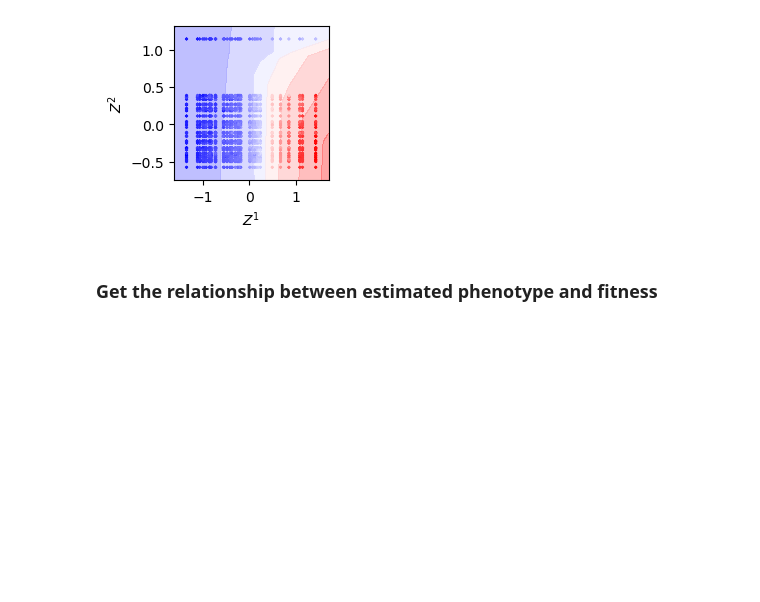
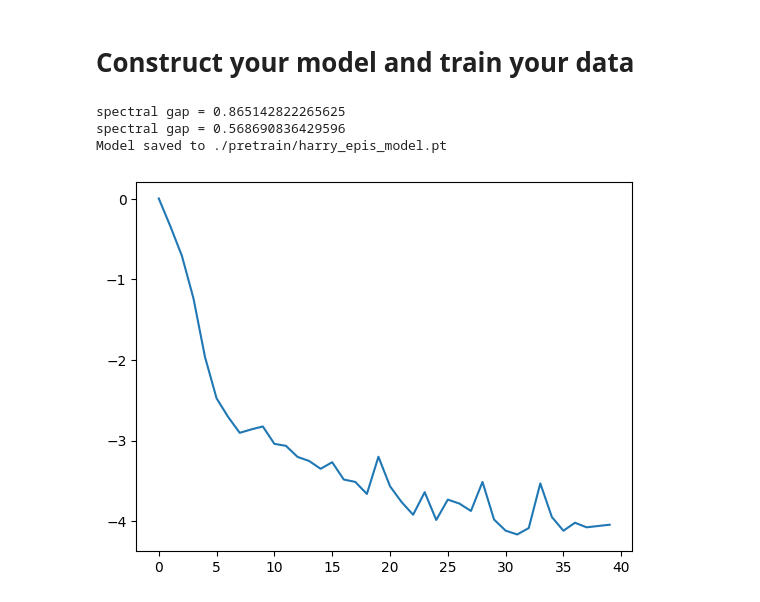
Before and after one commit to LBiophyEvo/D-LIM-model, a Jupyter notebook: docs/tutorials/tutorial_0_plot_landscape.ipynb, the cells around one changed output. Saved outputs shown, nothing was run; the diff lists cells and outputs as text; code cells hidden in the pictures; blank space fills up the shorter version.

```diff
--- a/docs/tutorials/tutorial_0_plot_landscape.ipynb
+++ b/docs/tutorials/tutorial_0_plot_landscape.ipynb
@@ -102,7 +11,24 @@ fig.show()
-# %%
-fig, bx = plt.subplots(1,  figsize=(2, 2))
-model.plot(bx, data)
-# %% [output]
-[figure, removed]
-# %% [markdown]
-### Get the relationship between estimated phenotype and fitness
+# %%
+df_data = pd.read_csv("./data/data_epis_1.csv", sep = ',', header = None)
+data = Data_model(data=df_data, n_variables=2)
+train_id = choice(range(data.data.shape[0]), int(data.data.shape[0]*0.7), replace=False)
+val_id = [i for i in range(data.data.shape[0]) if i not in train_id]
+train_data = data.subset(train_id)
+val_data = data.subset(val_id)
+# %% [markdown]
+# Construct your model and train your data
+# %%
+model = DLIM(n_variables = train_data.nb_val, hid_dim = 32, nb_layer = 1)
+dlim_regressor = DLIM_API(model=model, flag_spectral=True)
+losses = dlim_regressor.fit(train_data, lr = 1e-3, nb_epoch=40, batch_size=32, emb_regularization=0, \
+                            save_path= './pretrain/harry_epis_model.pt')
+# %% [output]
+spectral gap = 0.865142822265625
+spectral gap = 0.568690836429596
+Model saved to ./pretrain/harry_epis_model.pt
+# %%
+plt.figure
+plt.plot(losses)
+plt.show()
+# %% [output]
+[figure, added]
```
Also changed, not shown: parts of 25 cells of this notebook, 40 other files.
